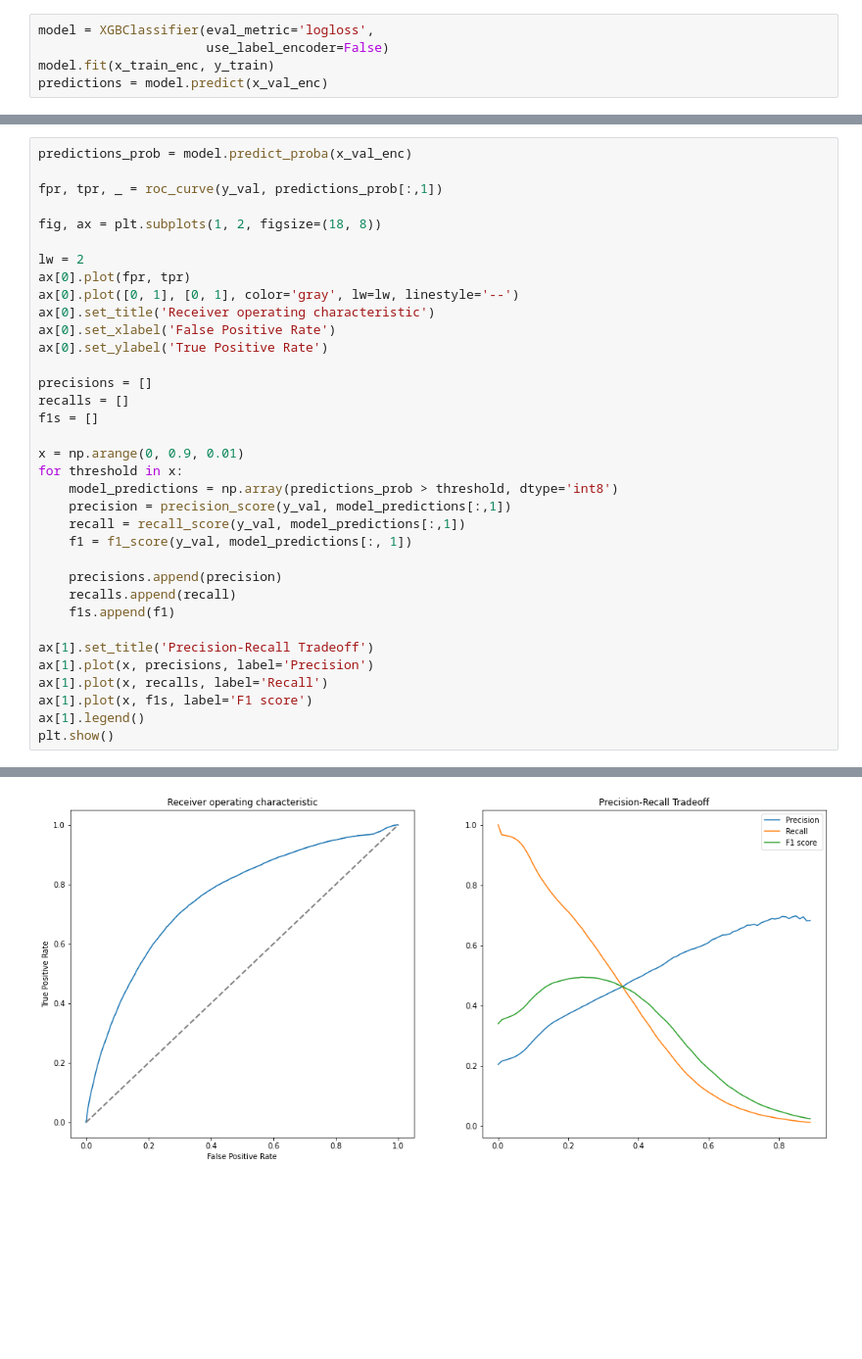
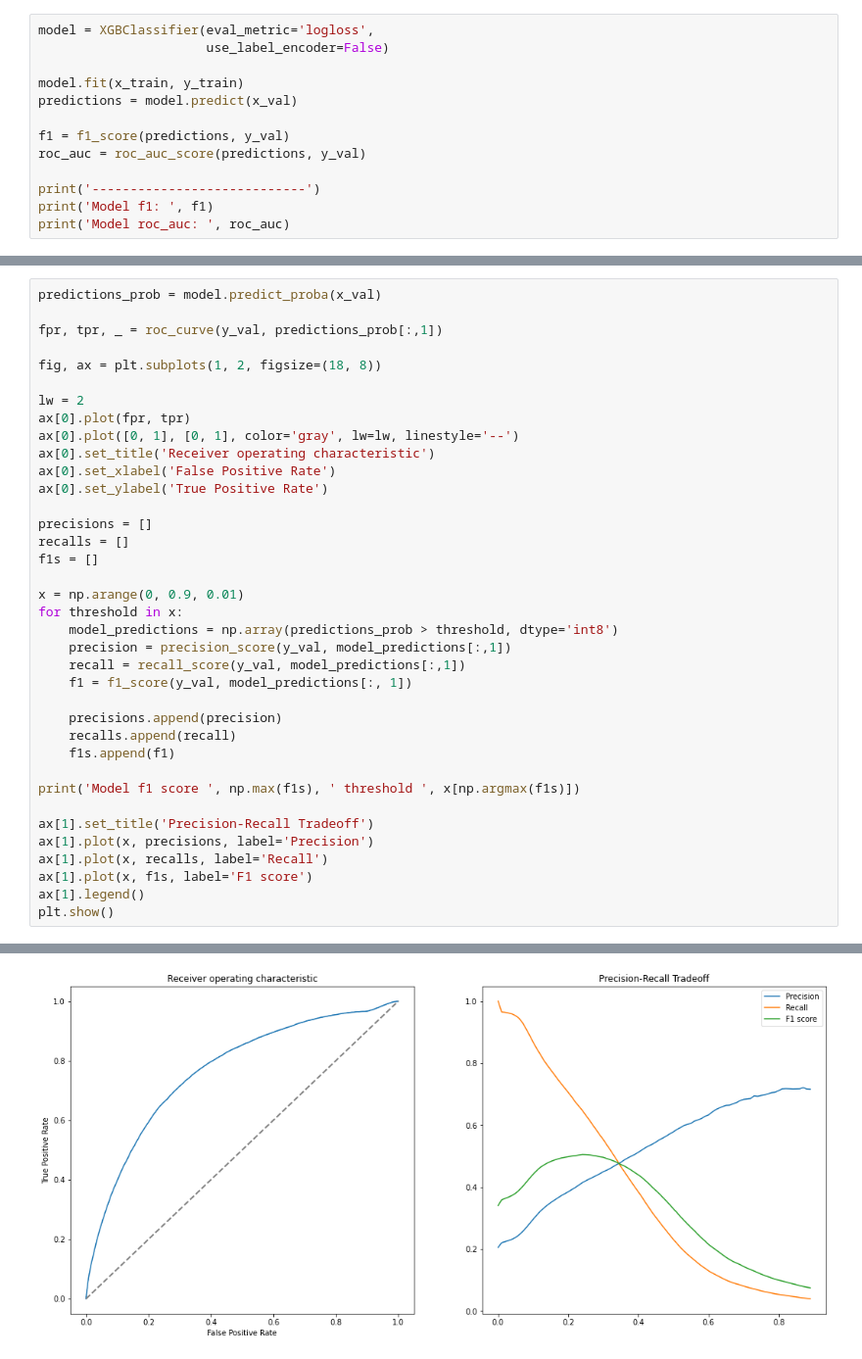
Before and after one commit to yevmaslov/genesis_data_scientist_test_task, a Jupyter notebook: part2_model.ipynb, the cells around one changed output, grey strips where cells are left out. Shown at 98% size. Cells and saved outputs as stored; diff of their text form; blank space fills up the shorter version.

```diff
--- a/part2_model.ipynb
+++ b/part2_model.ipynb
@@ -123,5 +74,13 @@ Duplicated rows:  38658
 # %%
 model = XGBClassifier(eval_metric='logloss',
                       use_label_encoder=False)
-model.fit(x_train_enc, y_train)
-predictions = model.predict(x_val_enc)
+
+model.fit(x_train, y_train)
+predictions = model.predict(x_val)
+
+f1 = f1_score(predictions, y_val)
+roc_auc = roc_auc_score(predictions, y_val)
+
+print('----------------------------')
+print('Model f1: ', f1)
+print('Model roc_auc: ', roc_auc)
@@ -139,5 +91,5 @@ Model roc_auc:  0.6655916889507526
 # %%
-predictions_prob = model.predict_proba(x_val_enc)
+predictions_prob = model.predict_proba(x_val)
 
 fpr, tpr, _ = roc_curve(y_val, predictions_prob[:,1])
 
@@ -165,6 +117,8 @@ for threshold in x:
     recalls.append(recall)
     f1s.append(f1)
 
+print('Model f1 score ', np.max(f1s), ' threshold ', x[np.argmax(f1s)])
+
 ax[1].set_title('Precision-Recall Tradeoff')
 ax[1].plot(x, precisions, label='Precision')
 ax[1].plot(x, recalls, label='Recall')
@@ -175 +130 @@ plt.show()
-[figure, old version]
+[figure, new version]
```
Also changed, not shown: parts of 19 cells of this notebook, 23 other files.
